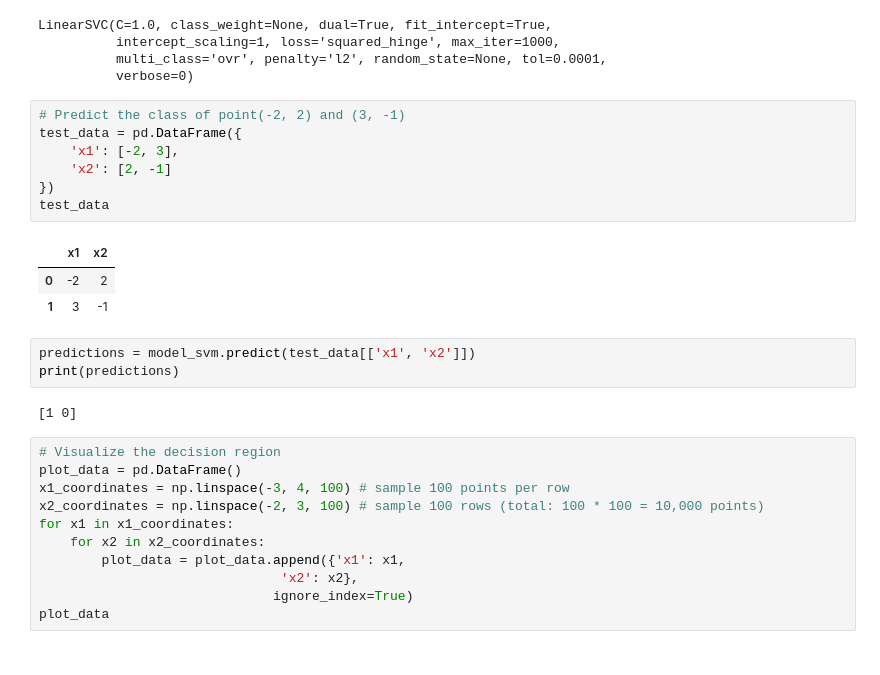
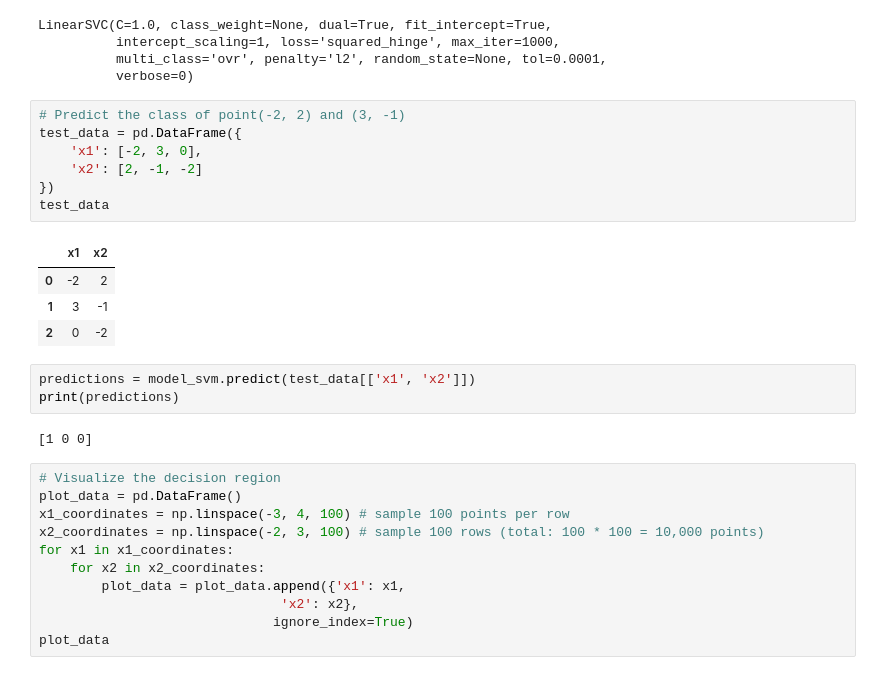
Before and after one commit to ch00226855/CMP414765Spring2021, a Jupyter notebook: Week03_Classification.ipynb, the cells around one changed output. Saved outputs shown, nothing was run; the diff lists cells and outputs as text.

```diff
--- a/Week03_Classification.ipynb
+++ b/Week03_Classification.ipynb
@@ -143,19 +121,20 @@ LinearSVC(C=1.0, class_weight=None, dual=True, fit_intercept=True,
 # %%
 # Predict the class of point(-2, 2) and (3, -1)
 test_data = pd.DataFrame({
-    'x1': [-2, 3],
-    'x2': [2, -1]
+    'x1': [-2, 3, 0],
+    'x2': [2, -1, -2]
 })
 test_data
 # %% [output]
 |  | x1 | x2 |
 | 0 | -2 | 2 |
 | 1 | 3 | -1 |
+| 2 | 0 | -2 |
 # %%
 predictions = model_svm.predict(test_data[['x1', 'x2']])
 print(predictions)
 # %% [output]
-[1 0]
+[1 0 0]
 # %%
 # Visualize the decision region
 plot_data = pd.DataFrame()
```
Also changed, not shown: parts of 18 cells of this notebook.
